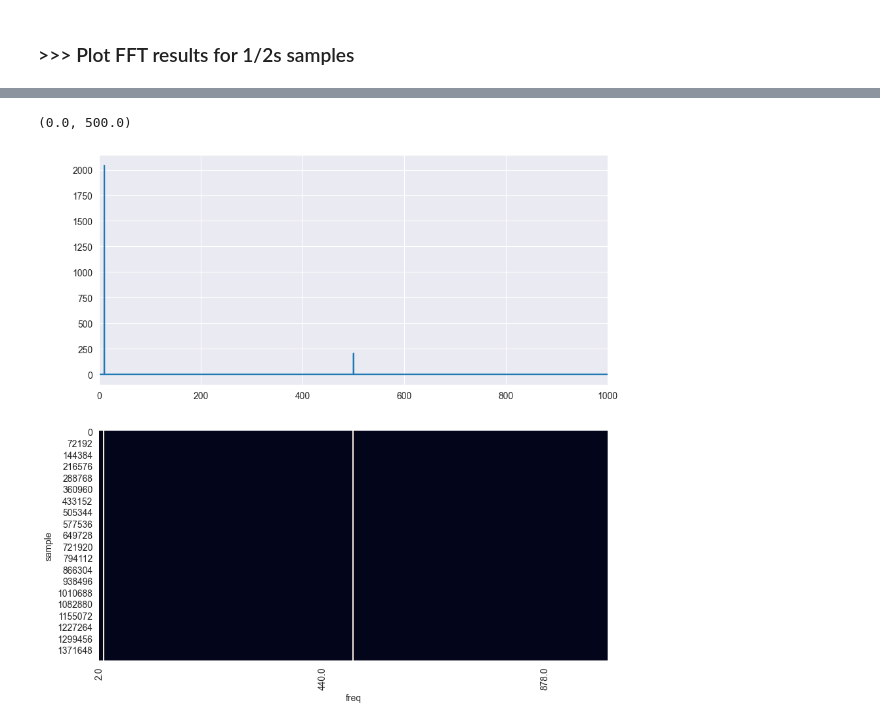
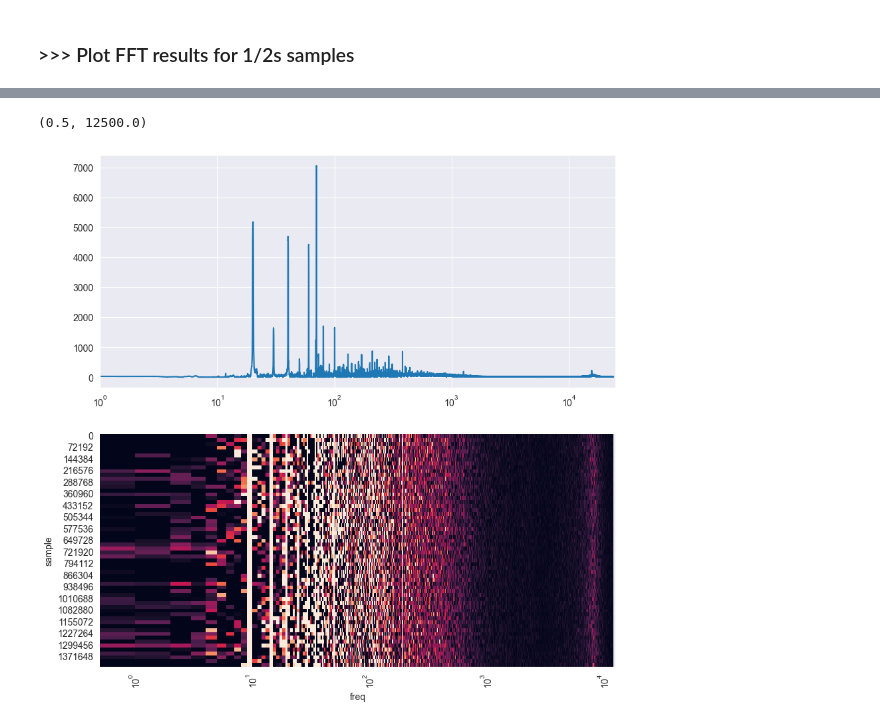
Before and after one commit to gonespral/wind-turbine-noise-measurement-and-prediction, a Jupyter notebook: analysis.ipynb, the cells around one changed output, grey strips where cells are left out. Drawn from its saved outputs; the diff is of its cells as text; code cells hidden in the pictures.

```diff
--- a/analysis.ipynb
+++ b/analysis.ipynb
@@ -15,7 +15,7 @@ wt_data_path = "data/downloads/U09_Wind%20turbine.mat"
 ### >>> Prepare Data
 Displays resulting dataframe with index corresponding to time in seconds and value corresponding to the mean of all mics for that time.
 # %%
-test = True # Set to True to run based on function, False to run based on data files
+test = False # Set to True to run based on function, False to run based on data files
 # %%
 # >>>>>>>>> Run based on function
 if test:
@@ -248,17 +251,19 @@ ax[2].set_xlim(x_lim_0/2, x_lim_1/2)
 # %%
-x_lim_0 = 0
-x_lim_1 = 1000
+x_lim_0 = 1
+x_lim_1 = 25000
 
 # Plot heatmap of noise reduced WT signal, alongside FFT of noise reduced WT signal (time independent)
 fig, ax = plt.subplots(2, 1, figsize=(10, 10))
 
 # Plot FFT
 ax[0].plot(df_wt_bg_fft["freq"], df_wt_bg_fft["fft"], label="Wind Turbine - Background")
+ax[0].set_xscale("log")
 ax[0].set_xlim(x_lim_0, x_lim_1)
 
 # Plot heatmap with x range
-sns.heatmap(df_wt_bg_fft_t.pivot("sample", "freq", "fft"), ax=ax[1], cbar=False, vmin=vmin, vmax=vmax)
+sns.heatmap(df_wt_bg_fft_t.pivot("sample", "freq", "fft"), ax=ax[1], cbar=False, vmin=0, vmax=30)
+ax[1].set_xscale("log")
 ax[1].set_xlim(x_lim_0/2, x_lim_1/2)
 # %% [output]
-(0.0, 500.0)
+(0.5, 12500.0)
-[figure, old version]
+[figure, new version]
```
Also changed, not shown: parts of 4 cells of this notebook.
